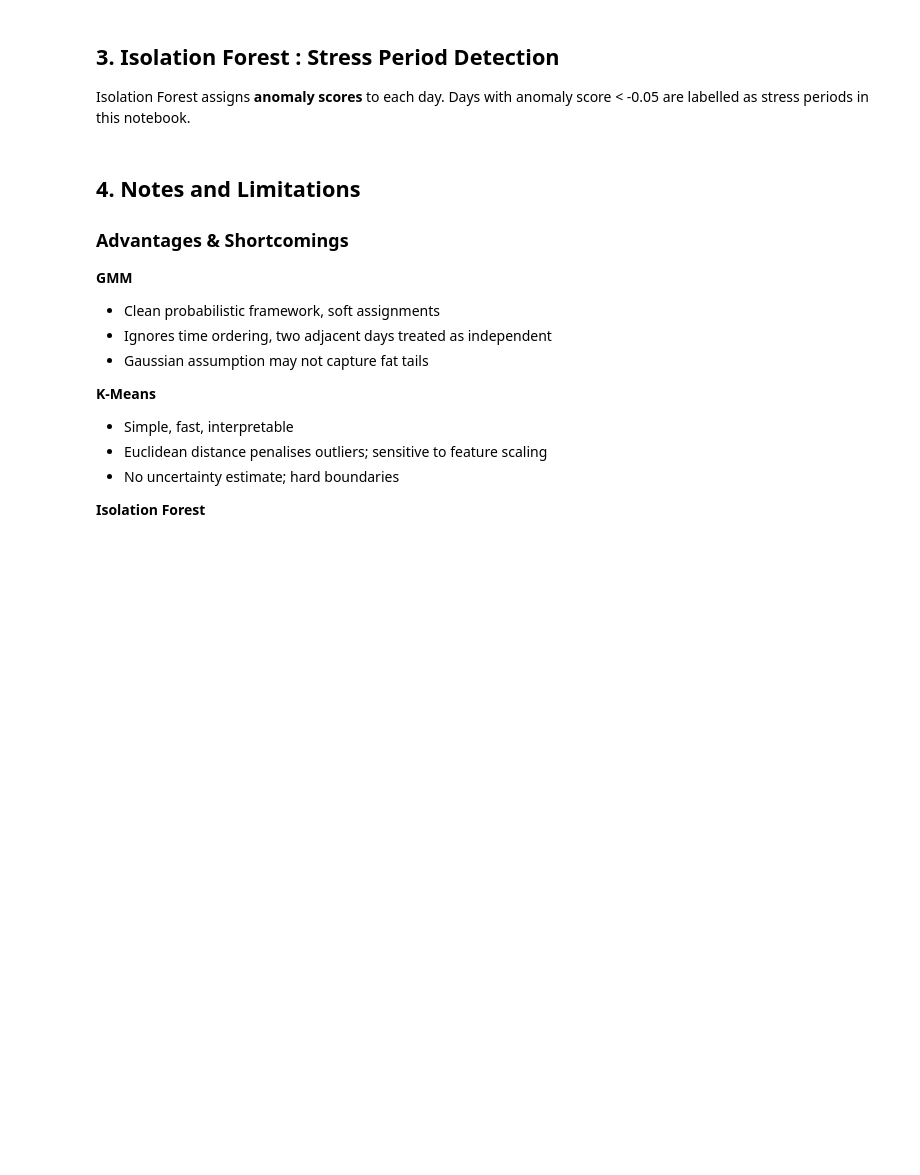
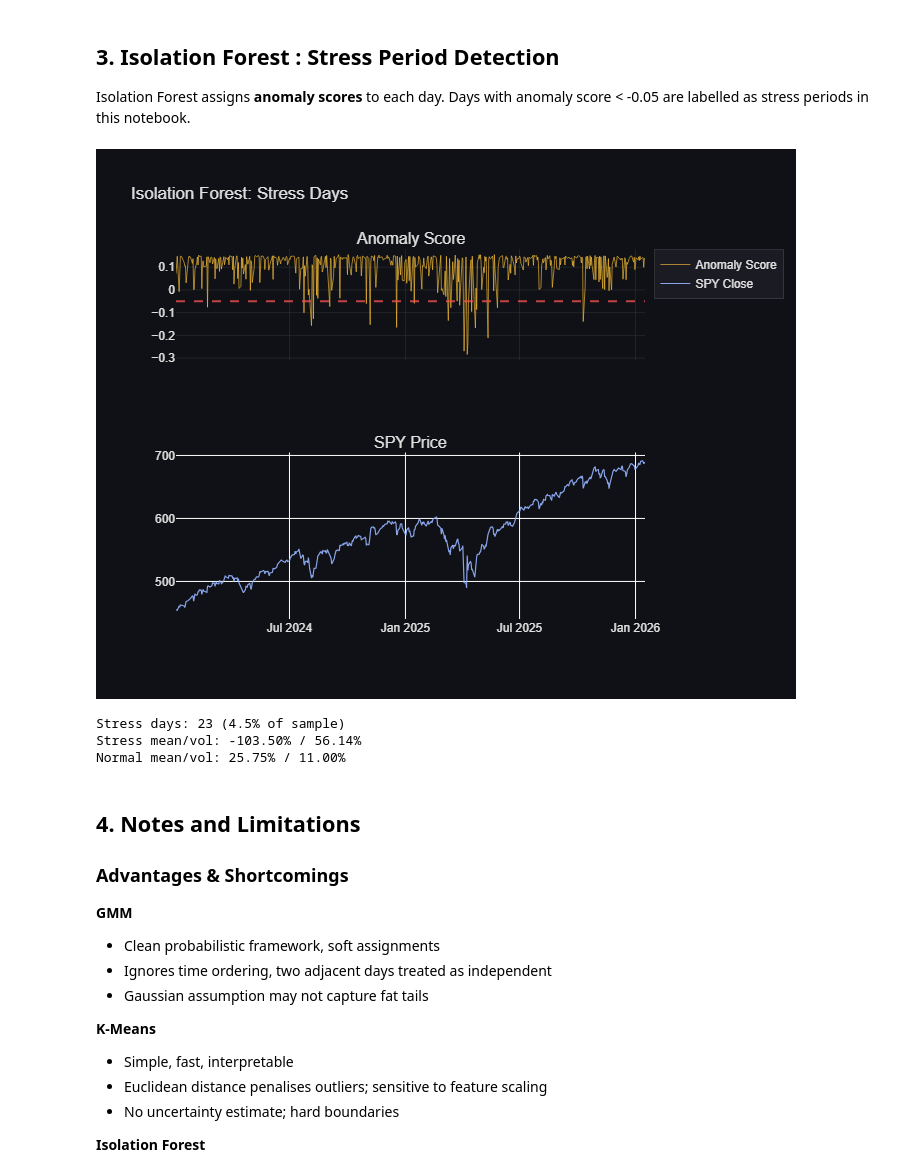
Before and after one commit to AarushIITRPR/hmm-market-regime, a Jupyter notebook: baseline_models/baseline_models.ipynb, the cells around one changed output. Saved outputs shown, nothing was run; the diff lists cells and outputs as text; code cells hidden in the pictures; blank space fills up the shorter version.

```diff
--- a/baseline_models/baseline_models.ipynb
+++ b/baseline_models/baseline_models.ipynb
@@ -168,34 +212,40 @@ Days with anomaly score < -0.05 are labelled as stress periods in this notebook.
 iso = IsolationForest(n_estimators=200, contamination=0.08, random_state=42)
 iso.fit(X_scaled_train)
 anomaly_scores = iso.decision_function(X_scaled_train)
 stress_days = (anomaly_scores < -0.05).astype(int)   # 1 = stress
 
 df_iso = df_train.copy()
 df_iso["Stress"] = stress_days
 
 fig = make_subplots(rows=2, cols=1, shared_xaxes=True,
                     subplot_titles=("Anomaly Score", "SPY Price"),
                     row_heights=[0.4, 0.6])
 
 fig.add_trace(go.Scatter(x=df_train.index, y=anomaly_scores,
     name="Anomaly Score", line=dict(color="rgba(255,195,55,0.8)", width=0.8)), row=1, col=1)
 fig.add_hline(y=-0.05, line_dash="dash", line_color="rgba(240,80,80,0.8)", row=1, col=1)
 
 fig.add_trace(go.Scatter(x=df_train.index, y=df_train["Close"],
     name="SPY Close", line=dict(color="rgba(150,180,255,0.9)", width=1.2)), row=2, col=1)
 
 for t in df_iso.index[df_iso["Stress"] == 1]:
-    fig.add_vrect(x0=t, x1=t, fillcolor="rgba(240,80,80,0.15)", line_width=0, row=2, col=1)
+    t_str = t.isoformat() if hasattr(t, "isoformat") else t
+    fig.add_vrect(x0=t_str, x1=t_str, fillcolor="rgba(240,80,80,0.15)", line_width=0, row=2, col=1)
 
 fig.update_layout(title="Isolation Forest: Stress Days",
                   height=550, **_DARK_LAYOUT)
 fig.show()
 
 print(f"Stress days: {stress_days.sum()} ({stress_days.mean()*100:.1f}% of sample)")
 stress_rets = X_1d_train[stress_days == 1]
 normal_rets = X_1d_train[stress_days == 0]
 print(f"Stress mean/vol: {stress_rets.mean()*252:.2%} / {stress_rets.std()*np.sqrt(252):.2%}")
 print(f"Normal mean/vol: {normal_rets.mean()*252:.2%} / {normal_rets.std()*np.sqrt(252):.2%}")
+# %% [output]
+[figure, added]
+Stress days: 23 (4.5% of sample)
+Stress mean/vol: -103.50% / 56.14%
+Normal mean/vol: 25.75% / 11.00%
 # %% [markdown]
 ## 4. Notes and Limitations
 
```
Also changed, not shown: parts of 9 cells of this notebook, 4 other files.
